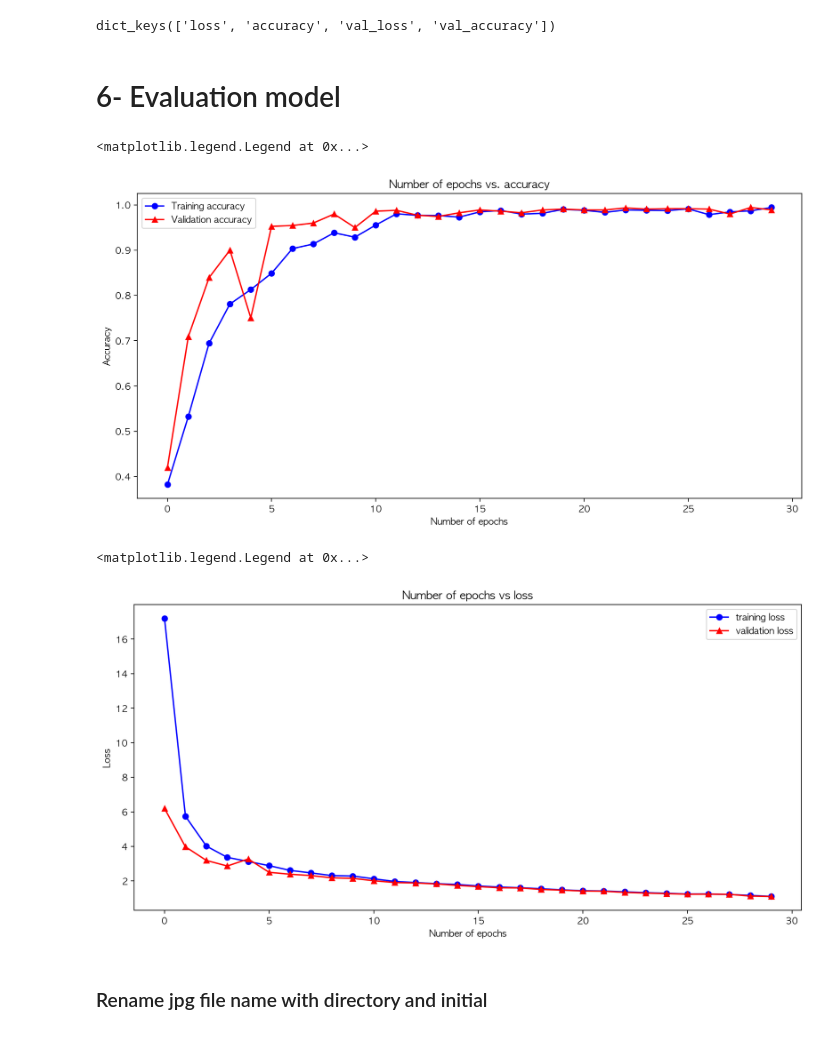
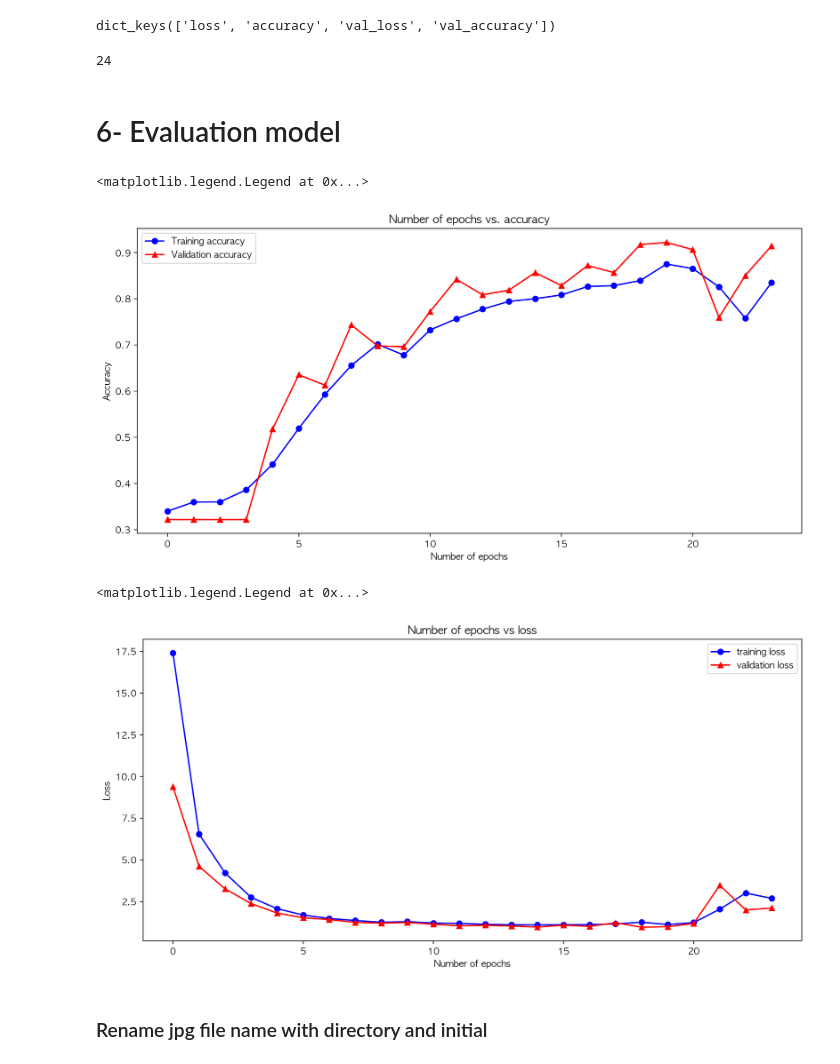
Before and after one commit to gyjong/aiffel_campus, a Jupyter notebook: quest_0306/0306_srp.ipynb, the cells around one changed output. Saved outputs shown, nothing was run; the diff lists cells and outputs as text; code cells hidden in the pictures.

```diff
--- a/quest_0306/0306_srp.ipynb
+++ b/quest_0306/0306_srp.ipynb
@@ -27,8 +29,7 @@ PIL 라이브러리 import 완료!
 # %% [markdown]
 # 2- Resizing images
 # %%
-img_data_size = 50
-
+img_data_size = 224  # Define the size of the image to be resized
 
 def resize_images(img_path):
     images=glob.glob(img_path + "/*.jpg")
@@ -156,7 +197,7 @@ y_train shape: (3676,)
 from sklearn.model_selection import train_test_split
 
 # Split the data
-x_train, x_val, y_train, y_val = train_test_split(x_train, y_train, test_size=0.3, random_state=55)
+x_train, x_val, y_train, y_val = train_test_split(x_train_norm, y_train, test_size=0.3, random_state=55)
 
 print("x_train shape: {}".format(x_train.shape))
 print("y_train shape: {}".format(y_train.shape))
@@ -196,10 +237,13 @@ import numpy as np
 n_channel_1 = 16
 n_channel_2 = 32
 n_channel_3 = 64
+n_channel_4 = 128
 n_dense = 128
-n_train_epoch = 30
+n_train_epoch = 100
+batch_size_value = 300
 
 model = keras.models.Sequential()
+
 model.add(keras.layers.Conv2D(
     n_channel_1,
     (3, 3),
@@ -219,6 +263,14 @@ model.add(keras.layers.Conv2D(
     activation = 'relu'
 ))
 model.add(keras.layers.MaxPooling2D(2, 2))
+model.add(keras.layers.Conv2D(
+    n_channel_4,
+    (3, 3),
+    activation = 'relu'
+))
+model.add(keras.layers.MaxPooling2D(2, 2))
+
+
 model.add(keras.layers.Flatten())
 model.add(keras.layers.Dense(
     n_dense,
@@ -260,13 +322,23 @@ model.compile(
     metrics = ['accuracy']
 )
 
+
+# model early stopping
+from tensorflow.keras.callbacks import EarlyStopping
+early_stopping = EarlyStopping(
+    monitor='val_loss',  # Check the validation loss
+    patience=5,  # If the validation loss does not decrease for 5 epochs, stop the training
+    restore_best_weights=True)  # Keep the best model
+
+
 # model training
 history = model.fit(
     x_train,
     y_train,
     validation_data=(x_val, y_val),
     epochs=n_train_epoch,
-    batch_size = 100,
+    batch_size = batch_size_value,
+    callbacks=[early_stopping]  # Add early stopping callback here
 )
 
 
@@ -301,25 +375,29 @@ validation_accuracy: 0.989120602607727
 print(history.history.keys())
 # %% [output]
 dict_keys(['loss', 'accuracy', 'val_loss', 'val_accuracy'])
+# %%
+print(len(history.epoch))
+# %% [output]
+24
 # %% [markdown]
 # 6- Evaluation model
 # %%
-epochs_ = range(0, n_train_epoch)  # number of epochs
+epochs_ = range(0, len(history.epoch))  # number of epochs
 accuracy_train = history.history['accuracy']  ##getting  accuracy of each epochs
 accuracy_val = history.history['val_accuracy']  ##getting validation accuracy of each epochs
 
 plt.plot(epochs_, accuracy_train, label='Training accuracy', color='blue', marker = 'o')
 plt.xlabel('Number of epochs')
 plt.ylabel('Accuracy')
 
 plt.plot(epochs_, accuracy_val, label = "Validation accuracy", color='red', marker = '^')
 plt.title("Number of epochs vs. accuracy")
 plt.legend()
 # %% [output]
 <matplotlib.legend.Legend at 0x...>
-[figure, old version]
+[figure, new version]
 # %%
-epochs_ = range(0, n_train_epoch)  # number of epochs
+epochs_ = range(0, len(history.epoch))  # number of epochs
 loss_train = history.history['loss']    ##getting  loss of each epochs
 loss_val = history.history['val_loss']  ## getting validation loss of each epochs
 
@@ -332,7 +410,7 @@ plt.title('Number of epochs vs loss')
 plt.legend()
 # %% [output]
 <matplotlib.legend.Legend at 0x...>
-[figure, old version]
+[figure, new version]
 # %% [markdown]
 ### Rename jpg file name with directory and initial
 # %%
```
Also changed, not shown: parts of 21 cells of this notebook, 6 other files.
